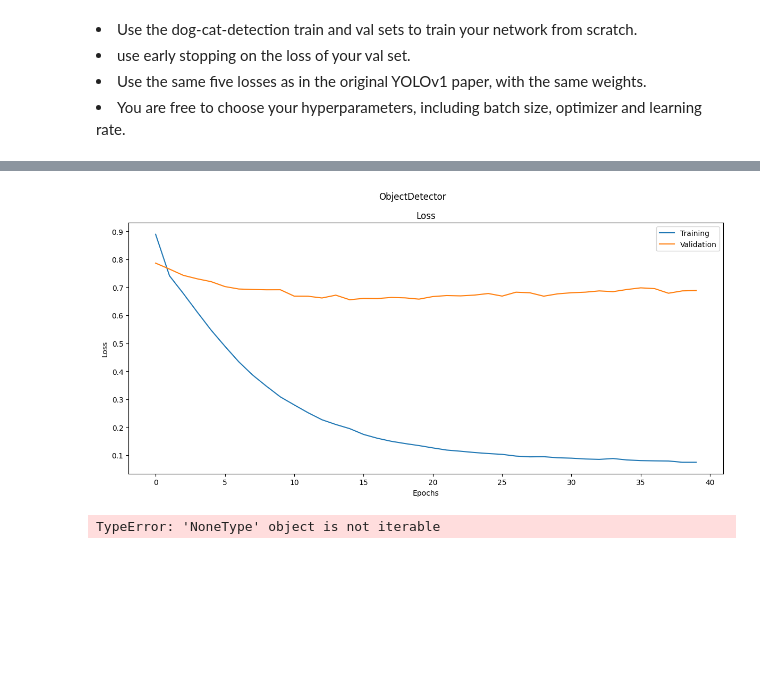
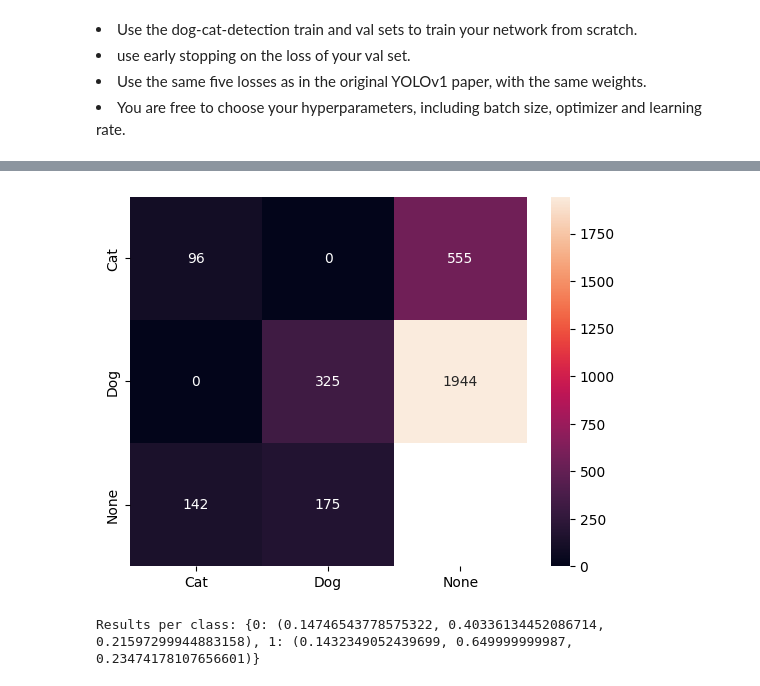
Before and after one commit to Marilia1712/Assignment-4, a Jupyter notebook: assingment4.ipynb, the cells around one changed output, grey strips where cells are left out. Saved outputs shown, nothing was run; the diff lists cells and outputs as text; code cells hidden in the pictures; blank space fills up the shorter version.

```diff
--- a/assingment4.ipynb
+++ b/assingment4.ipynb
@@ -300,7 +308,7 @@ class YOLOLoss(nn.Module):
         total_loss += weight_conf_no * confidence_loss_no
         total_loss += weight_class * class_loss
 
-        return total_loss
+        return total_loss, coordinate_loss, size_loss, confidence_loss_yes, confidence_loss_no, class_loss
 # %%
 from sklearn.metrics import recall_score, precision_score, precision_recall_curve, f1_score
 
@@ -680,7 +743,14 @@ class TrainDetector(nn.Module):
 # %%
 device = 'cuda' if torch.cuda.is_available() else 'cpu'
 model = ObjectDetector().to(device)
-epochs = 40
+epochs = 100
 loss_function = YOLOLoss()
-learning_rate = 1e-4
+learning_rate = 3e-4
 optimizer = torch.optim.Adam(params = model.parameters(), lr = learning_rate)
+# %%
+batch_augmenter = v2.Compose([
+    v2.RandomHorizontalFlip(p=0.5),
+    v2.RandomResizedCrop(size=(112, 112), antialias=True, scale=(0.8, 1.0)),
+    v2.RandomAffine(degrees=15, translate=(0.1, 0.1)),
+    v2.ColorJitter(brightness=0.2, contrast=0.2)
+])
@@ -687,15 +777,13 @@ optimizer = torch.optim.Adam(params = model.parameters(), lr = learning_rate)
 # %%
-trainer = TrainDetector(model, optimizer, loss_function, device, train_data, val_data)
+trainer = TrainDetector(model, optimizer, loss_function, device, train_data, val_data, batch_transform=batch_augmenter)
 avg_loss, avg_val_loss = trainer.train(epochs, plot = True)
-# %% [output]
-[figure, removed]
 # %%
-# Everything at once
-results, mAP = trainer.evaluate(
+results_base = trainer.evaluate(
     threshold=0.5,
     conf_matrix=True,
-    compute_map=True,
-    verbose=True
+    verbose=True,
+    use_nms = False
 )
 # %% [output]
+[figure, added]
-TypeError: 'NoneType' object is not iterable
+Results per class: {0: (0.14746543778575322, 0.40336134452086714, 0.21597299944883158), 1: (0.1432349052439699, 0.649999999987, 0.23474178107656601)}
```
Also changed, not shown: parts of 12 cells of this notebook.
